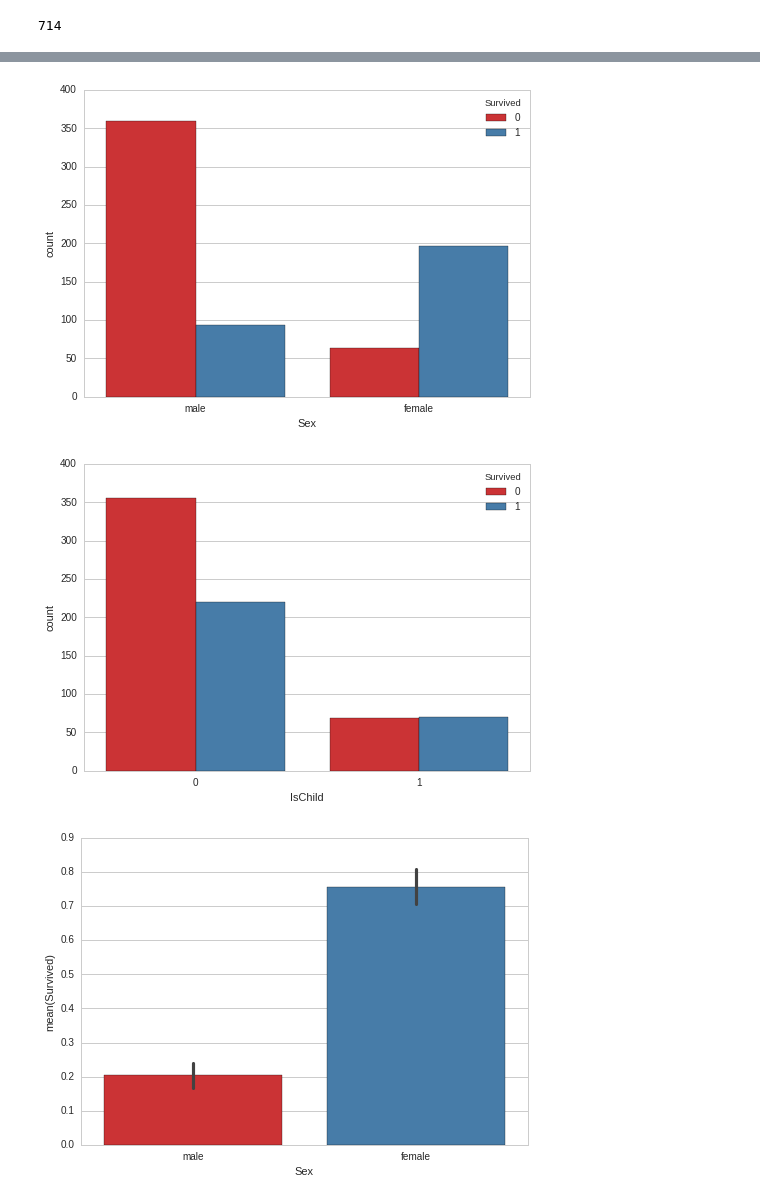
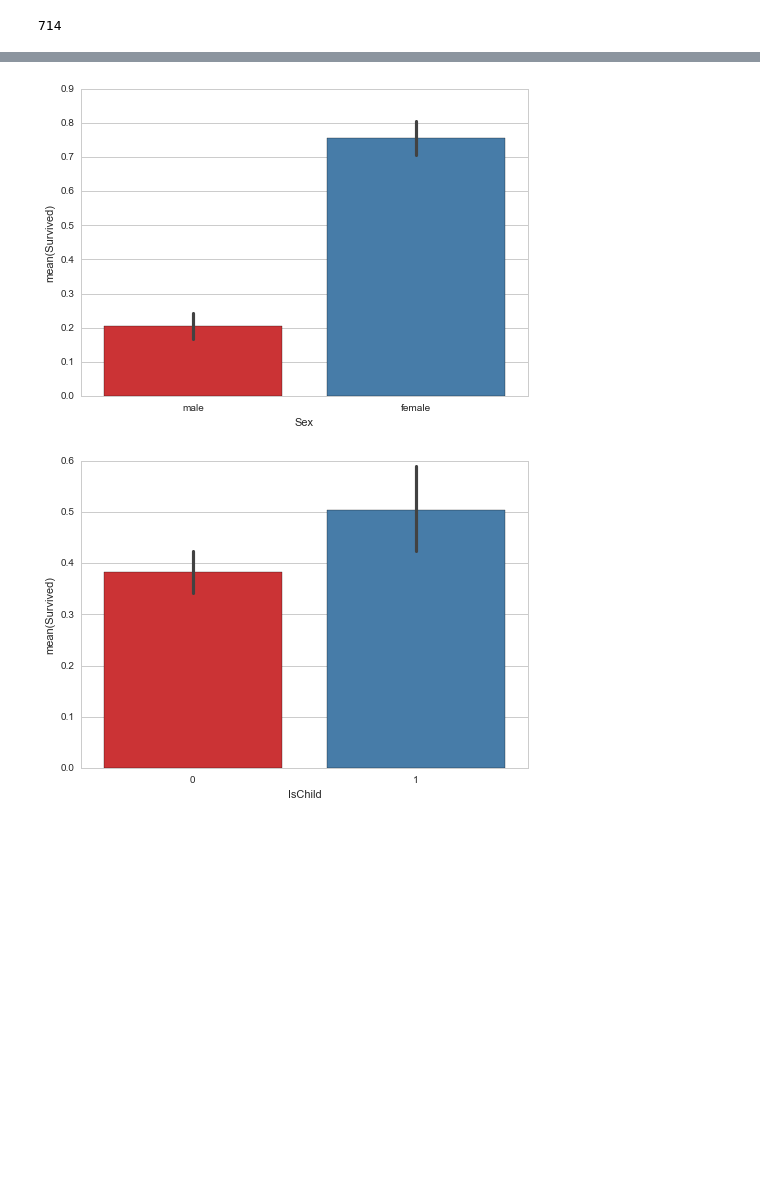
Before and after one commit to jmonterrubio/Titanic-Data-Investigation, a Jupyter notebook: Titanic Data Investigation.ipynb, the cells around one changed output, grey strips where cells are left out. Saved outputs shown, nothing was run; the diff lists cells and outputs as text; code cells hidden in the pictures; blank space fills up the shorter version.

```diff
--- a/Titanic Data Investigation.ipynb
+++ b/Titanic Data Investigation.ipynb
@@ -81,4 +83,4 @@ To answer the questions we won't need all the given fields so to clean and prepa
 # %%
-titanic_df = titanic_df[["Survived", "Pclass", "Sex", "Age", "SibSp", "Parch"]]
+titanic_df = titanic_df[["Survived", "Name", "Pclass", "Sex", "Age", "SibSp", "Parch"]]
 titanic_df.describe(include="all")
 # %% [output]
@@ -125,21 +127,13 @@ titanic_df["IsChild"] = pd.Series(titanic_df["Age"].apply(isChild), index=titani
 # %%
 import seaborn as sns
 import matplotlib.pyplot as plt
 %matplotlib inline
-# g = sns.FacetGrid(titanic_df, row="Sex", col="IsChild", hue="Survived")
-# g.map(plt.scatter,"Sex","IsChild")
-# g.add_legend()
 
 sns.set(style="whitegrid")
-sns.countplot(data=titanic_df,x="Sex",hue="Survived", palette="Set1")
-sns.plt.show()
-sns.countplot(data=titanic_df,x="IsChild",hue="Survived", palette="Set1")
-sns.plt.show()
 sns.barplot(data=titanic_df,x="Sex",y="Survived", palette="Set1")
 sns.plt.show()
 sns.barplot(data=titanic_df,x="IsChild",y="Survived", palette="Set1")
 sns.plt.show()
 # %% [output]
-[figure, old version]
+[figure, new version]
-[figure, old version]
+[figure, new version]
-[figure, removed]
```
Also changed, not shown: parts of 25 cells of this notebook.
